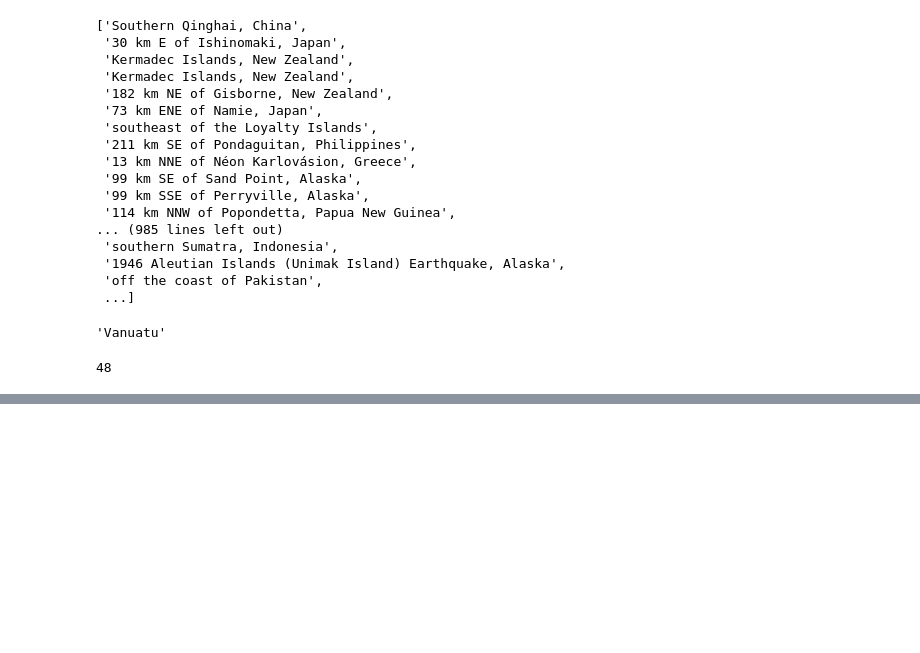
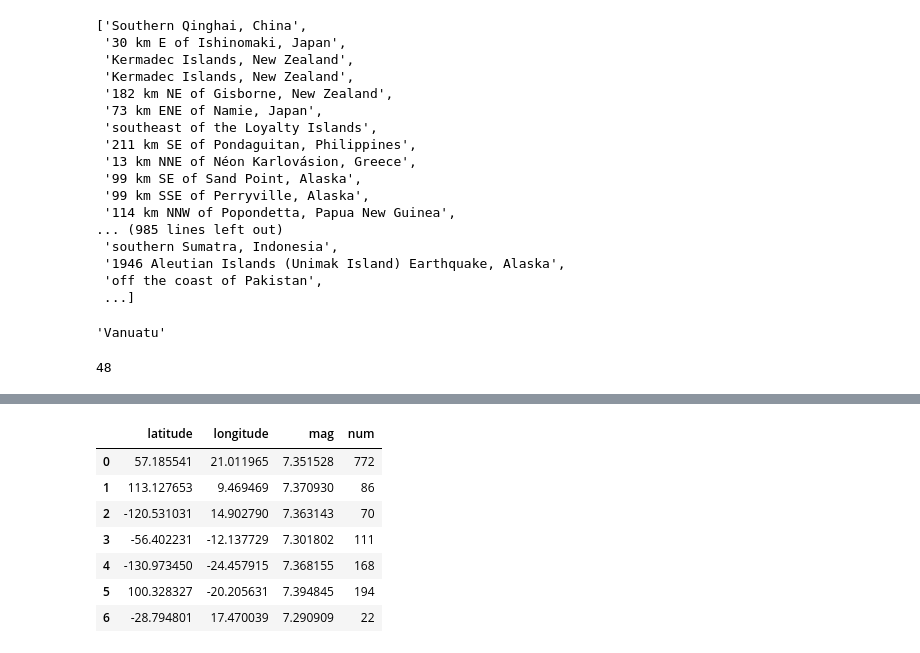
Before and after one commit to LeonHan2007/earthquakeL, a Jupyter notebook: EarthquakeLeon.ipynb, the cells around one changed output, grey strips where cells are left out. Saved outputs shown, nothing was run; the diff lists cells and outputs as text; code cells hidden in the pictures; blank space fills up the shorter version.

```diff
--- a/EarthquakeLeon.ipynb
+++ b/EarthquakeLeon.ipynb
@@ -87,0 +193,28 @@ e
+# %%
+data = {
+
+    'latitude': [],
+    'longitude': [],
+    'mag': [],
+    'num': []
+}
+for i in centroidL:
+  data['latitude'].append(i[1])
+  data['longitude'].append(i[0])
+for a, b in mags.items():
+  x = sum(b)/len(b)
+  data['mag'].append(x)
+for a, b in cen.items():
+  data['num'].append(len(b))
+# %%
+df_new = pd.DataFrame(data)
+df_new
+# %% [output]
+|  | latitude | longitude | mag | num |
+| 0 | 57.185541 | 21.011965 | 7.351528 | 772 |
+| 1 | 113.127653 | 9.469469 | 7.370930 | 86 |
+| 2 | -120.531031 | 14.902790 | 7.363143 | 70 |
+| 3 | -56.402231 | -12.137729 | 7.301802 | 111 |
+| 4 | -130.973450 | -24.457915 | 7.368155 | 168 |
+| 5 | 100.328327 | -20.205631 | 7.394845 | 194 |
+| 6 | -28.794801 | 17.470039 | 7.290909 | 22 |
```
Also changed, not shown: parts of 12 cells of this notebook, 1 other file.
